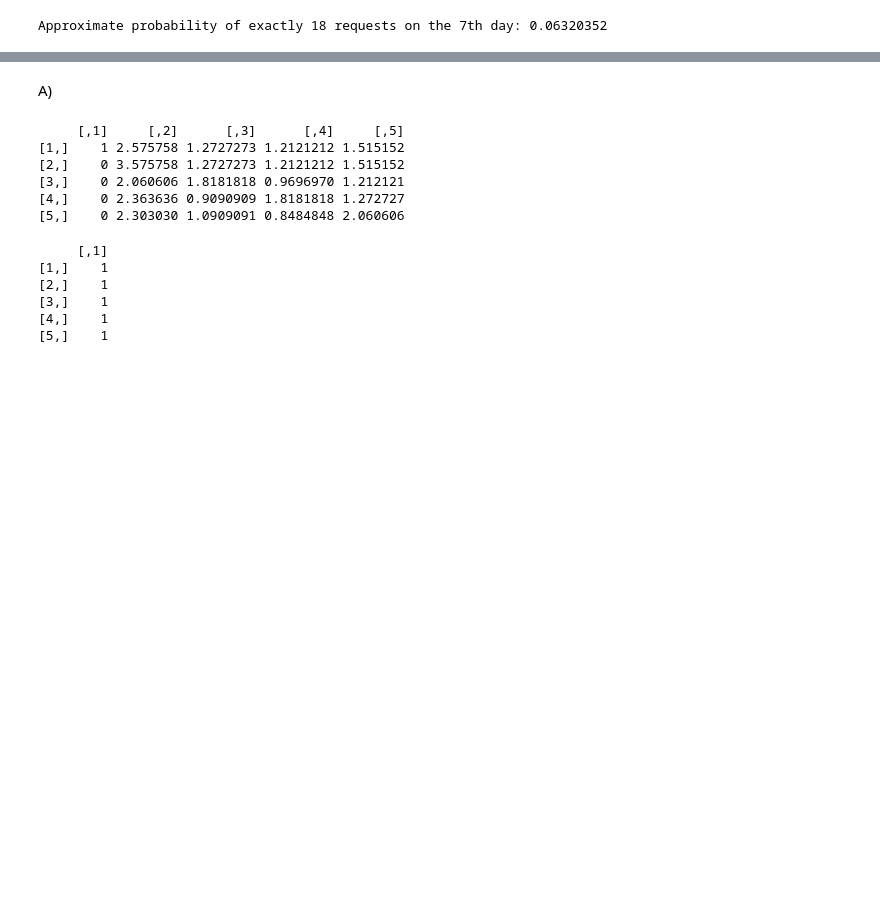
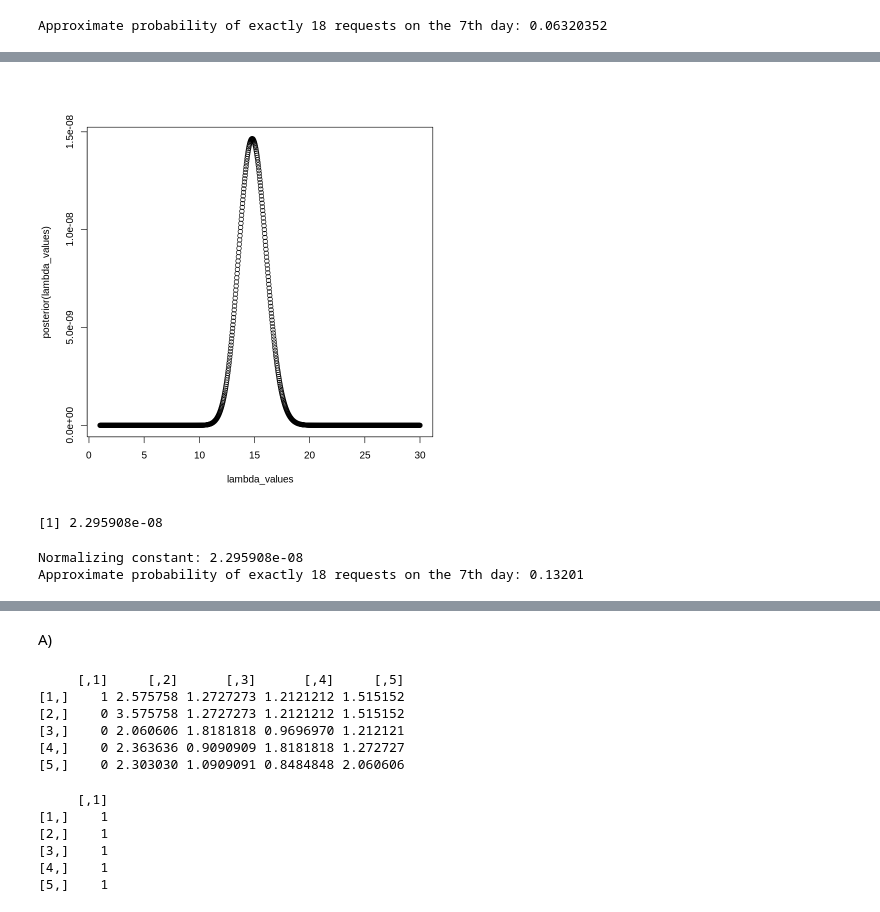
Before and after one commit to focccus/MVE550-Stochastic-processes, a Jupyter notebook: A1/assignment1.ipynb, the cells around one changed output, grey strips where cells are left out. Saved outputs shown, nothing was run; the diff lists cells and outputs as text; code cells hidden in the pictures; blank space fills up the shorter version.

```diff
--- a/A1/assignment1.ipynb
+++ b/A1/assignment1.ipynb
@@ -128,0 +216,36 @@ Approximate probability of exactly 18 requests on the 7th day: 0.06320352
+# %%
+# Posterior density function
+posterior <- function(lambda) {
+  likelihood(lambda) * prior(lambda)
+}
+# %%
+plot(lambda_values,posterior(lambda_values))
+# %% [output]
+[figure, added]
+# %%
+# Normalizing constant (integral of the posterior)
+normalizing_constant <- integrate(posterior, lower = lower, upper = upper)$value
+normalizing_constant
+# %% [output]
+[1] 2.295908e-08
+# %%
+# Normalized posterior density
+normalized_posterior <- function(lambda) {
+  posterior(lambda) / normalizing_constant
+}
+
+# Predictive probability for y7 = 18
+y7 <- 18
+predictive_probability <- function(lambda) {
+  dpois(y7, lambda) * normalized_posterior(lambda)
+}
+
+# Compute the predictive distribution via integration
+predictive_distribution <- integrate(predictive_probability, lower = lower, upper = upper)$value
+
+# Results
+cat("Normalizing constant:", normalizing_constant, "\n")
+cat("Approximate probability of exactly 18 requests on the 7th day:", predictive_distribution, "\n")
+# %% [output]
+Normalizing constant: 2.295908e-08
+Approximate probability of exactly 18 requests on the 7th day: 0.13201
```
Also changed, not shown: parts of 13 cells of this notebook.
